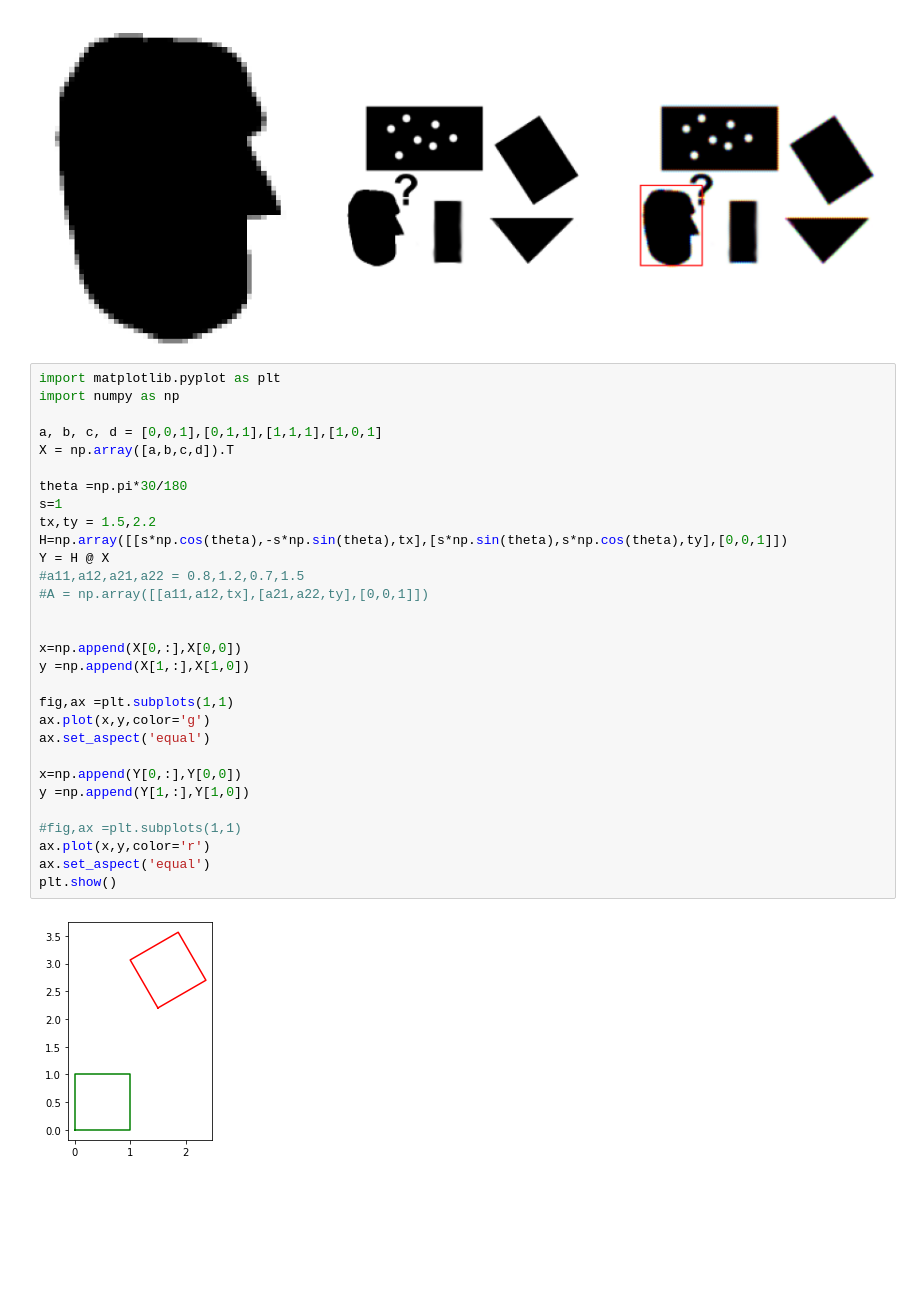
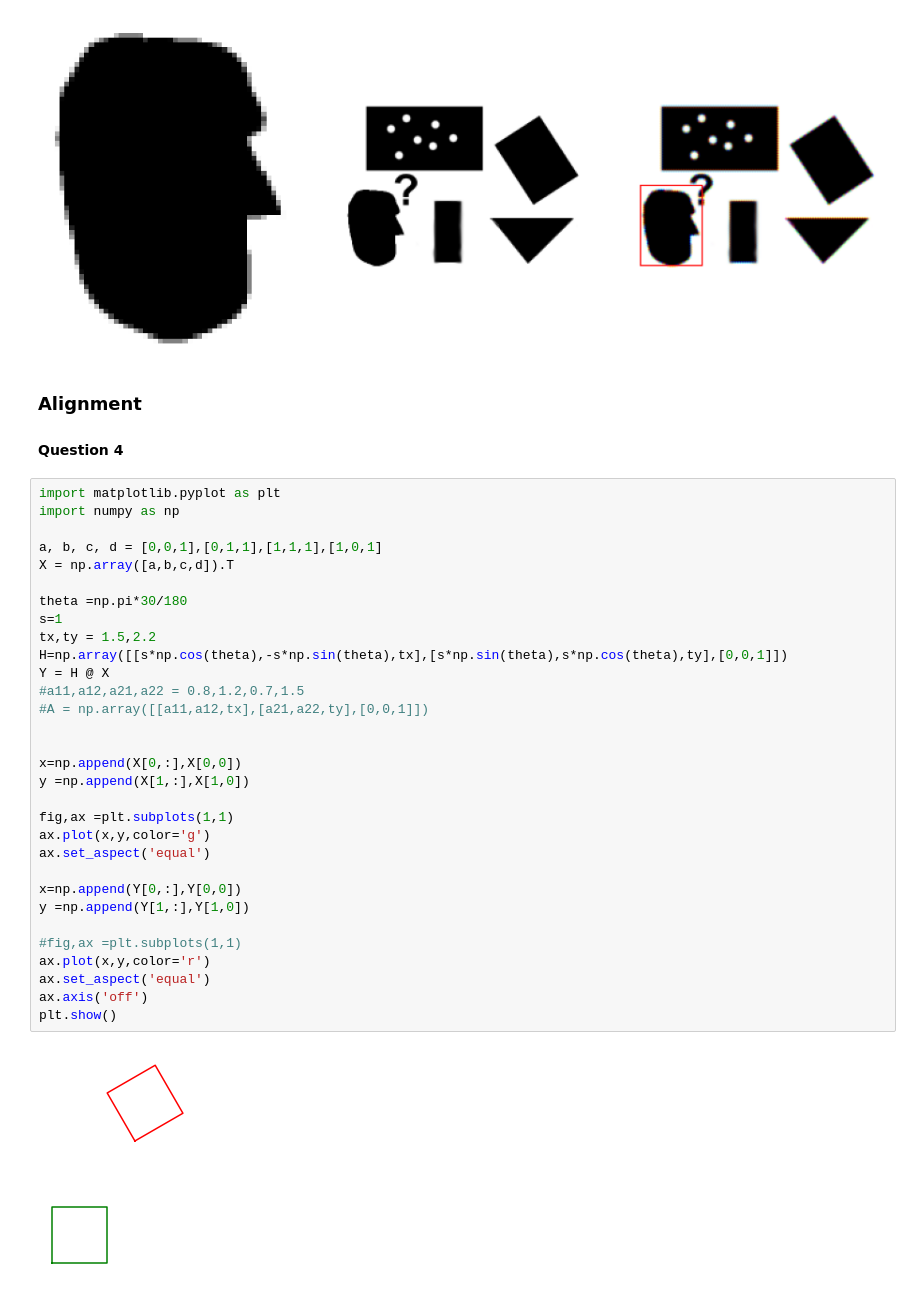
Before and after one commit to Pasindu-Manodara/Image-Processing-Home-Work-Exercise, a Jupyter notebook: Exercise_6/EX6_190095C.ipynb, the cells around one changed output. Saved outputs shown, nothing was run; the diff lists cells and outputs as text; blank space fills up the shorter version.

```diff
--- a/Exercise_6/EX6_190095C.ipynb
+++ b/Exercise_6/EX6_190095C.ipynb
@@ -91,38 +106,42 @@ for i in range(3):
 # %% [output]
 x=29.0,y=109.0,scale=1.0,orientation=0.0,p1=(4, 76),p2=(54, 141)
 [figure]
+# %% [markdown]
+### Alignment
+#### Question 4
 # %%
 import matplotlib.pyplot as plt
 import numpy as np
 
 a, b, c, d = [0,0,1],[0,1,1],[1,1,1],[1,0,1]
 X = np.array([a,b,c,d]).T
 
 theta =np.pi*30/180
 s=1
 tx,ty = 1.5,2.2
 H=np.array([[s*np.cos(theta),-s*np.sin(theta),tx],[s*np.sin(theta),s*np.cos(theta),ty],[0,0,1]])
 Y = H @ X
 #a11,a12,a21,a22 = 0.8,1.2,0.7,1.5
 #A = np.array([[a11,a12,tx],[a21,a22,ty],[0,0,1]])
 
 
 x=np.append(X[0,:],X[0,0])
 y =np.append(X[1,:],X[1,0])
 
 fig,ax =plt.subplots(1,1)
 ax.plot(x,y,color='g')
 ax.set_aspect('equal')
 
 x=np.append(Y[0,:],Y[0,0])
 y =np.append(Y[1,:],Y[1,0])
 
 #fig,ax =plt.subplots(1,1)
 ax.plot(x,y,color='r')
 ax.set_aspect('equal')
+ax.axis('off')
 plt.show()
 # %% [output]
-[figure, old version]
+[figure, new version]
 # %%
 import matplotlib.pyplot as plt
 import numpy as np
```
Also changed, not shown: parts of 9 cells of this notebook.
